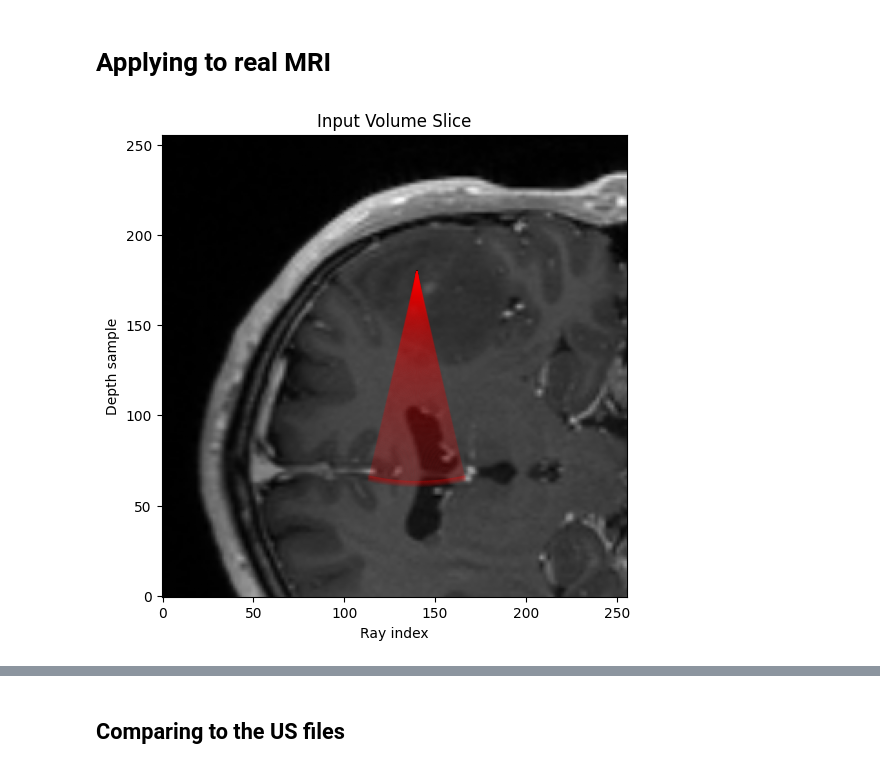
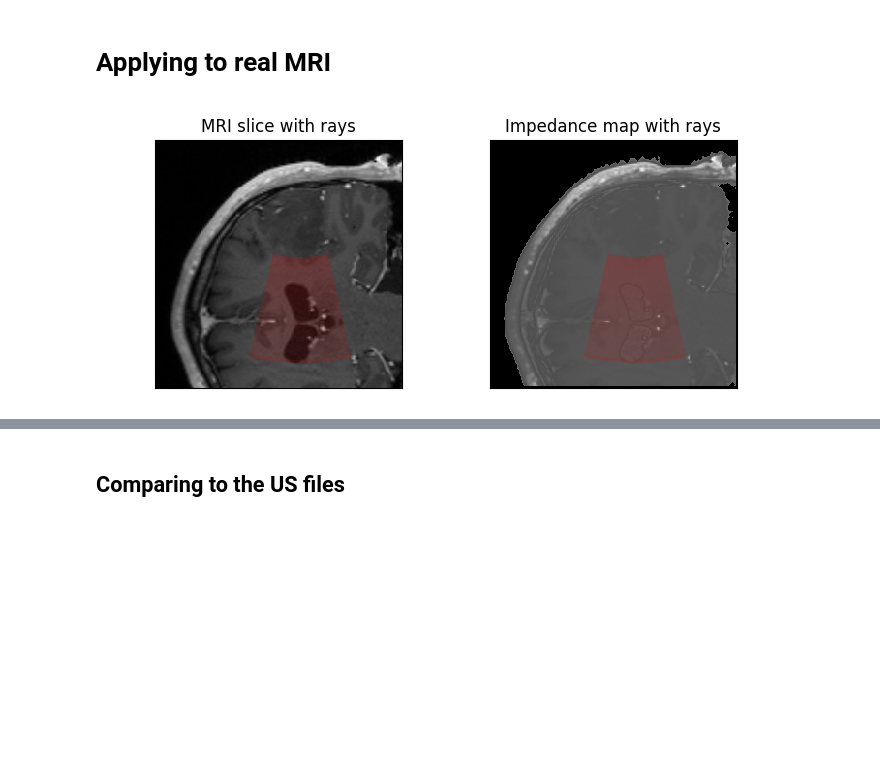
Before and after one commit to gduguey/DiffUS, a Jupyter notebook: notebooks/[DEMO] Modeling Choices.ipynb, the cells around one changed output, grey strips where cells are left out. Saved outputs shown, nothing was run; the diff lists cells and outputs as text; code cells hidden in the pictures; blank space fills up the shorter version.

```diff
--- a/notebooks/[DEMO] Modeling Choices.ipynb
+++ b/notebooks/[DEMO] Modeling Choices.ipynb
@@ -167,35 +168,59 @@ Y1 = torch.tensor(z1, dtype=torch.float32)
 model_t1 = ImpedanceEstimator.train_model(X1, Y1, input_dim=1)
 Z_vol = ImpedanceEstimator.compute_impedance_volume(T1_volume, model_t1, threshold=50)
 # %%
-UR = UltrasoundRenderer(120, 0.0001)
+UR = UltrasoundRenderer(220, 0.0001)
 
 angle = 27//2  # degrees
 rays = 150
 
 thetas = np.radians(np.linspace(-angle,angle, rays))  # 64 rays across the fan
-source = np.array([180, 80, 140])  # source position
+source = np.array([260, 100, 150])  # source position
 directions = [np.array([-np.cos(theta), 0, np.sin(theta)]) for theta in thetas]
 directions = torch.tensor(directions, dtype=torch.float32)  # (rays, 3)
 
-img = T1_volume[:, source[1], :].T
-
-ax = UR.plot_frame(img)
+start = 0.5 # offset in pixels (or in image units depending on scaling)
 
 N = directions.shape[0]
-starts_x = np.full(N, source[2])  # x coordinate of the source
-starts_y = np.full(N, source[0])  # y coordinate of the source
 
-dx = directions[:, 2]  # previously z becomes new x
-dy = directions[:, 0]  # previously x becomes new y
+# Ray directions in image space: z becomes x-axis, x becomes y-axis
+dz = directions[:, 2].numpy()  # z → image x
+dx = directions[:, 0].numpy()  # x → image y
 
-ax.quiver(
+# Compute shifted start points along ray direction
+starts_x = source[2] + start *250* dz  # z (→ x in image)
+starts_y = source[0] + start *250* dx  # x (→ y in image)
+
+# Plot frame and arrows for MRI
+fig, axes = plt.subplots(1, 2, figsize=(7, 3))
+
+# MRI slice with rays
+img = T1_volume[:, source[1], :].T  # image = (z, x)
+ax0 = axes[0]
+ax0.imshow(img.T, cmap='gray', interpolation='nearest', origin='lower')
+ax0.quiver(
     starts_x, starts_y,
-    dx, dy,
+    dz * (1-start), dx*(1-start),
     angles='xy', scale_units='xy', scale=1/UR.num_samples,
     color='red', width=0.003, alpha=0.1
 )
+ax0.set_title("MRI slice with rays")
+ax0.set_xticks([])
+ax0.set_yticks([])
 
+# Impedance map with rays
+ax1 = axes[1]
+ax1.imshow(Z_vol[:, source[1], :], cmap='gray', interpolation='nearest', origin='lower')
+ax1.quiver(
+    starts_x, starts_y,
+    dz*(1-start), dx*(1-start),
+    angles='xy', scale_units='xy', scale=1/UR.num_samples,
+    color='red', width=0.003, alpha=0.1
+)
+ax1.set_title("Impedance map with rays")
+ax1.set_xticks([])
+ax1.set_yticks([])
 
-ax.invert_yaxis()
+plt.tight_layout()
+# plt.show()
 # %% [output]
-[figure, old version]
+[figure, new version]
```
Also changed, not shown: parts of 9 cells of this notebook, 1 other file.
